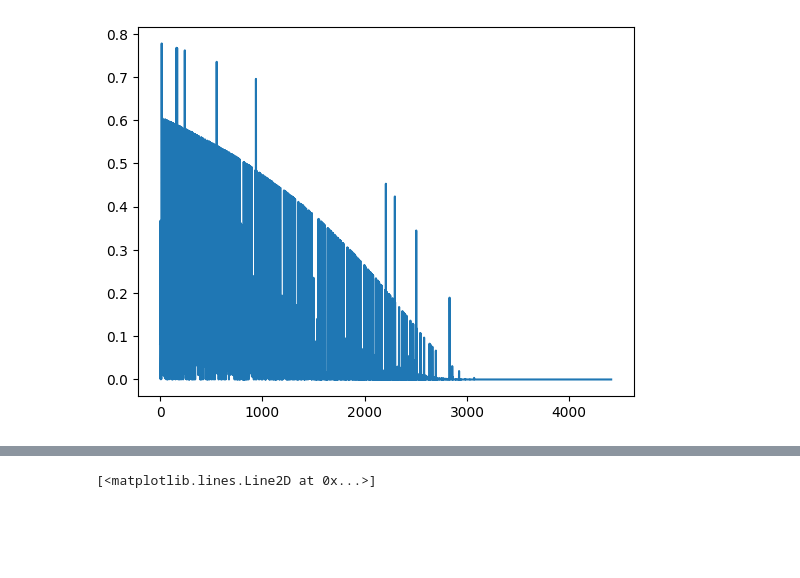
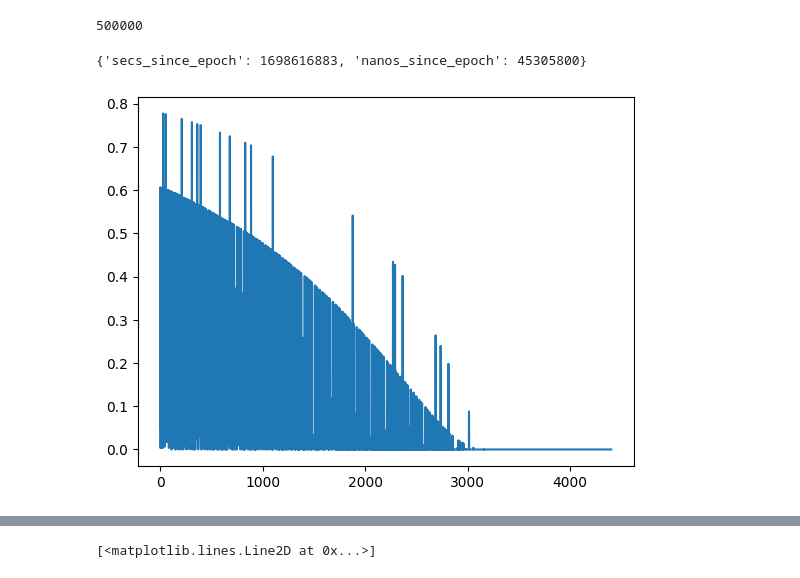
Before and after one commit to skrobchik/calenda-rs, a Jupyter notebook: analysis.ipynb, the cells around one changed output, grey strips where cells are left out. Drawn from its saved outputs; the diff is of its cells as text; code cells hidden in the pictures; blank space fills up the shorter version.

```diff
--- a/analysis.ipynb
+++ b/analysis.ipynb
@@ -7,13 +7,21 @@ for i in range(num_datasets):
         data[i] = json.load(f)
 # %%
 import matplotlib.pyplot as plt
+# %%
+print(data[0]["num_steps"])
+# %% [output]
+500000
+# %%
+print(data[0]["start_time"])
+# %% [output]
+{'secs_since_epoch': 1698616883, 'nanos_since_epoch': 45305800}
 # %%
 fig, ax = plt.subplots()
 for i in range(num_datasets):
-    X = [float(x) for x in data[i]['acceptance_probability'] if float(x) != 1.0]
+    X = [float(x) for x in data[i]["stats"]['acceptance_probability'] if float(x) != 1.0]
     ax.plot(X)
 # %% [output]
-[figure, old version]
+[figure, new version]
 # %%
 fig, ax = plt.subplots()
 for k in range(num_datasets):
```
Also changed, not shown: parts of 5 cells of this notebook, 1 other file.
